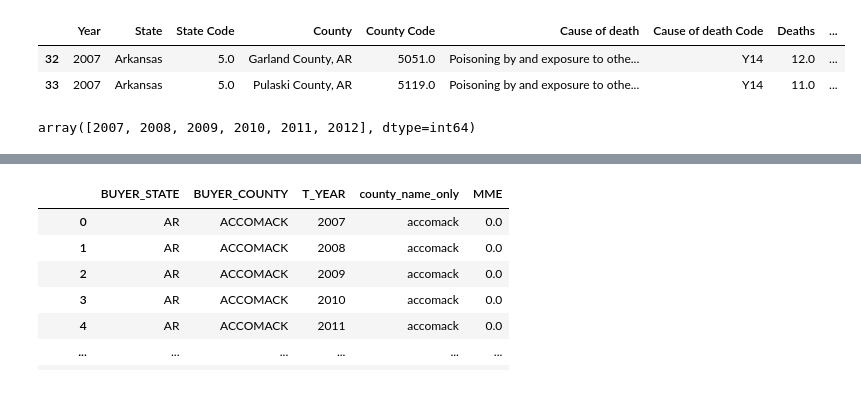
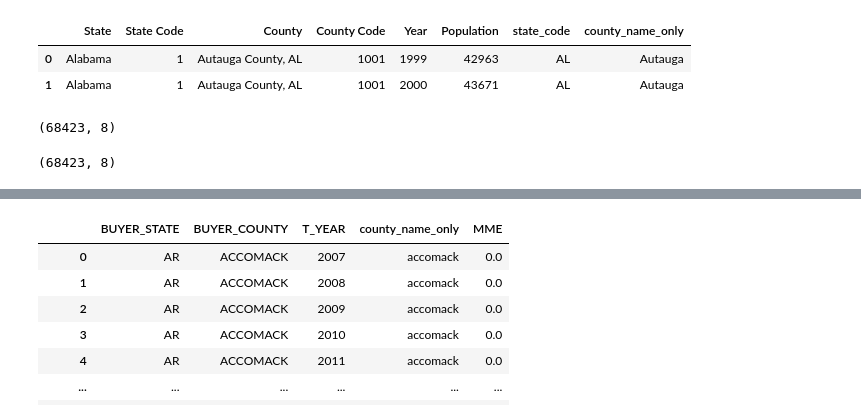
Before and after one commit to MIDS-at-Duke/pds-2022-turquoise-team, a Jupyter notebook: 10_code/combine_prescription_population_florida_07_12.ipynb, the cells around one changed output, grey strips where cells are left out. Cells and saved outputs as stored; diff of their text form; code cells hidden in the pictures.

```diff
--- a/10_code/combine_prescription_population_florida_07_12.ipynb
+++ b/10_code/combine_prescription_population_florida_07_12.ipynb
@@ -4,15 +4,21 @@ import numpy as np
 from plotnine import *
 # %%
 # Opening population data
-df_pop = pd.read_csv('../20_intermediate_files/vital_stats_merged.csv', index_col=0)
-df_pop = df_pop.drop('Crude Rate', axis = 1)
-df_pop['county_name_only'] = df_pop["County Name"].str[:-7]
+df_pop = pd.read_csv('../20_intermediate_files/state county population.csv', index_col=None)
+df_pop = df_pop.drop('Year Code', axis = 1)
+df_pop['state_code'] = df_pop["County"].str[-2:]
+df_pop['county_name_only'] = df_pop["County"].str[:-11]
 df_pop.head(2)
 # %% [output]
-|  | Year | State | State Code | County | County Code | Cause of death | Cause of death Code | Deaths | ... |
-| 32 | 2007 | Arkansas | 5.0 | Garland County, AR | 5051.0 | Poisoning by and exposure to othe... | Y14 | 12.0 | ... |
-| 33 | 2007 | Arkansas | 5.0 | Pulaski County, AR | 5119.0 | Poisoning by and exposure to othe... | Y14 | 11.0 | ... |
+|  | State | State Code | County | County Code | Year | Population | state_code | county_name_only |
+| 0 | Alabama | 1 | Autauga County, AL | 1001 | 1999 | 42963 | AL | Autauga |
+| 1 | Alabama | 1 | Autauga County, AL | 1001 | 2000 | 43671 | AL | Autauga |
-# %%
-df_pop['Year'].unique()
-# %% [output]
-array([2007, 2008, 2009, 2010, 2011, 2012], dtype=int64)
+# %%
+df_pop.shape
+# %% [output]
+(68423, 8)
+# %%
+df_x = df_pop.groupby(['State', 'State Code', 'County Code', 'Year', 'state_code', 'county_name_only']).sum().reset_index()
+df_x.shape
+# %% [output]
+(68423, 8)
```
Also changed, not shown: parts of 18 cells of this notebook, 7 other files.
